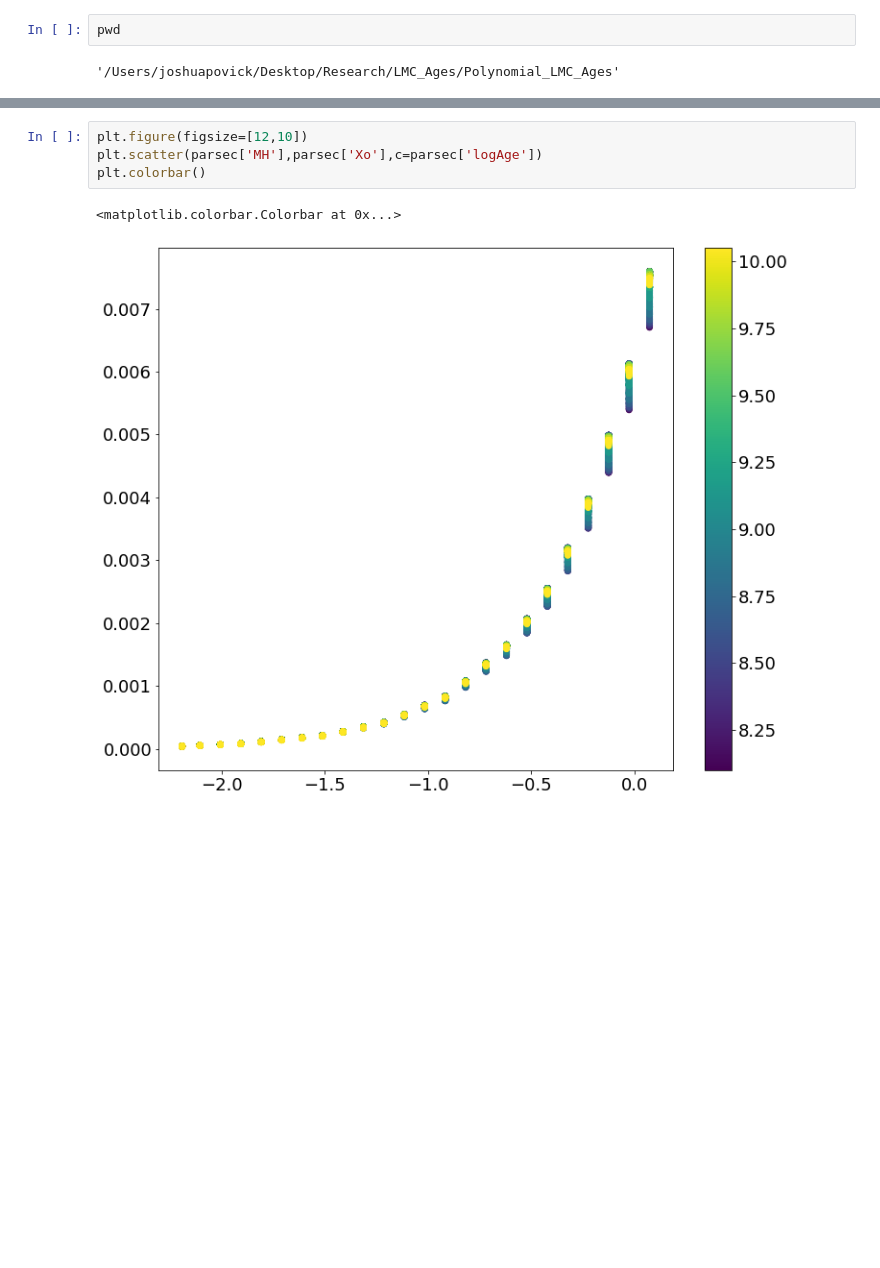
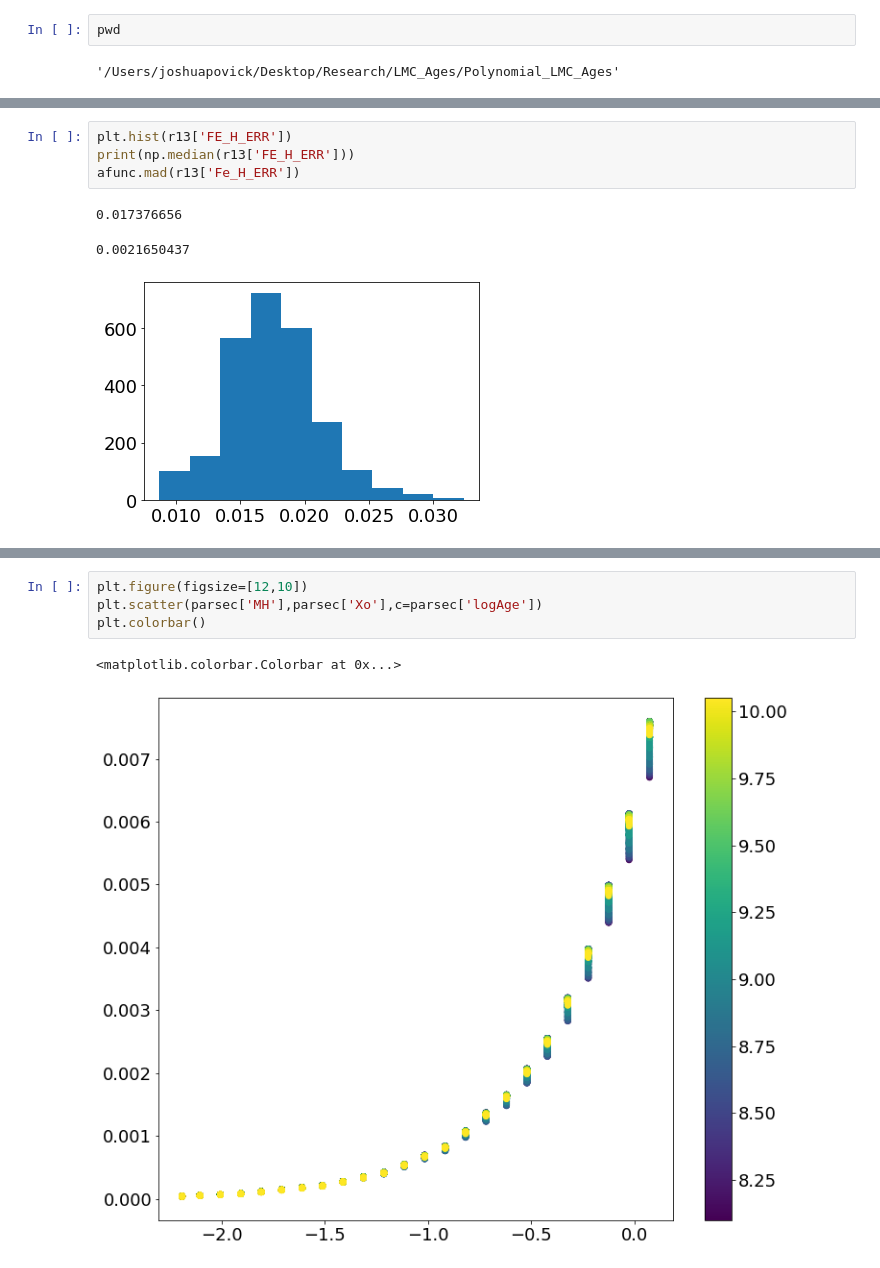
Before and after one commit to JoshuaPovick/Polynomial_LMC_Ages, a Jupyter notebook: Age.ipynb, the cells around one changed output, grey strips where cells are left out. Saved outputs shown, nothing was run; the diff lists cells and outputs as text; blank space fills up the shorter version.

```diff
--- a/Age.ipynb
+++ b/Age.ipynb
@@ -94,0 +110,8 @@ parsec.columns
+# %%
+plt.hist(r13['FE_H_ERR'])
+print(np.median(r13['FE_H_ERR']))
+afunc.mad(r13['Fe_H_ERR'])
+# %% [output]
+0.017376656
+0.0021650437
+[figure, added]
```
Also changed, not shown: parts of 11 cells of this notebook, 17 other files.
